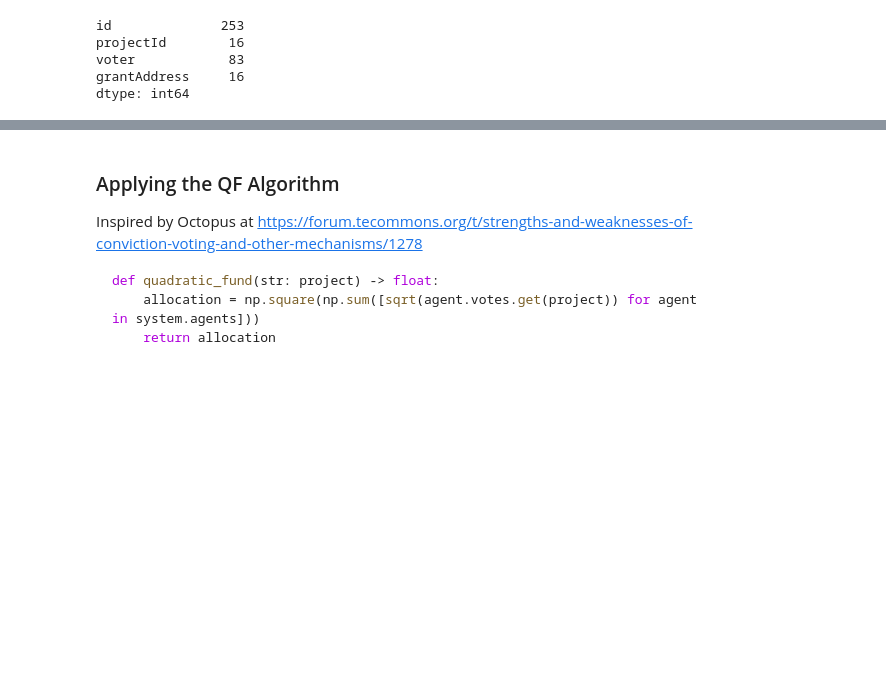
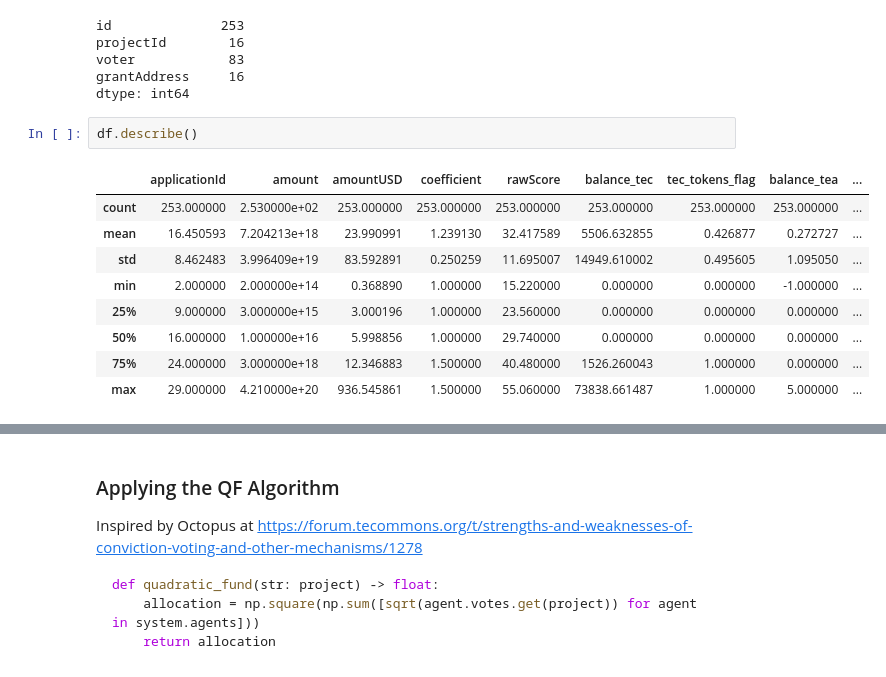
Before and after one commit to CommonsBuild/tqf, a Jupyter notebook: tegr1-a.ipynb, the cells around one changed output, grey strips where cells are left out. Cells and saved outputs as stored; diff of their text form; blank space fills up the shorter version.

```diff
--- a/tegr1-a.ipynb
+++ b/tegr1-a.ipynb
@@ -19,3 +19,15 @@ projectId        16
 voter            83
 grantAddress     16
 dtype: int64
+# %%
+df.describe()
+# %% [output]
+|  | applicationId | amount | amountUSD | coefficient | rawScore | balance_tec | tec_tokens_flag | balance_tea | ... |
+| count | 253.000000 | 2.530000e+02 | 253.000000 | 253.000000 | 253.000000 | 253.000000 | 253.000000 | 253.000000 | ... |
+| mean | 16.450593 | 7.204213e+18 | 23.990991 | 1.239130 | 32.417589 | 5506.632855 | 0.426877 | 0.272727 | ... |
+| std | 8.462483 | 3.996409e+19 | 83.592891 | 0.250259 | 11.695007 | 14949.610002 | 0.495605 | 1.095050 | ... |
+| min | 2.000000 | 2.000000e+14 | 0.368890 | 1.000000 | 15.220000 | 0.000000 | 0.000000 | -1.000000 | ... |
+| 25% | 9.000000 | 3.000000e+15 | 3.000196 | 1.000000 | 23.560000 | 0.000000 | 0.000000 | 0.000000 | ... |
+| 50% | 16.000000 | 1.000000e+16 | 5.998856 | 1.000000 | 29.740000 | 0.000000 | 0.000000 | 0.000000 | ... |
+| 75% | 24.000000 | 3.000000e+18 | 12.346883 | 1.500000 | 40.480000 | 1526.260043 | 1.000000 | 0.000000 | ... |
+| max | 29.000000 | 4.210000e+20 | 936.545861 | 1.500000 | 55.060000 | 73838.661487 | 1.000000 | 5.000000 | ... |
```
Also changed, not shown: parts of 4 cells of this notebook, 1 other file.
